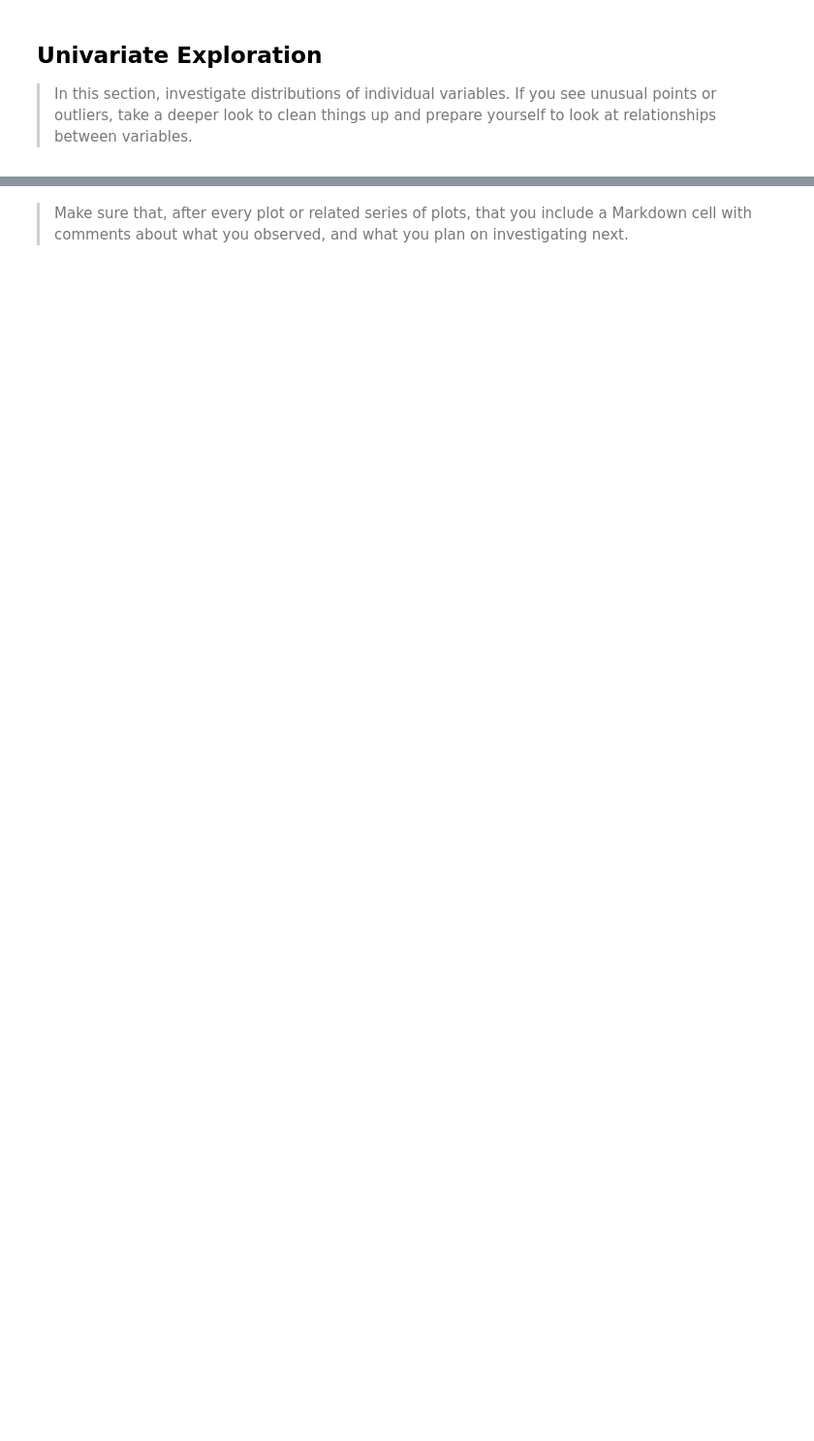
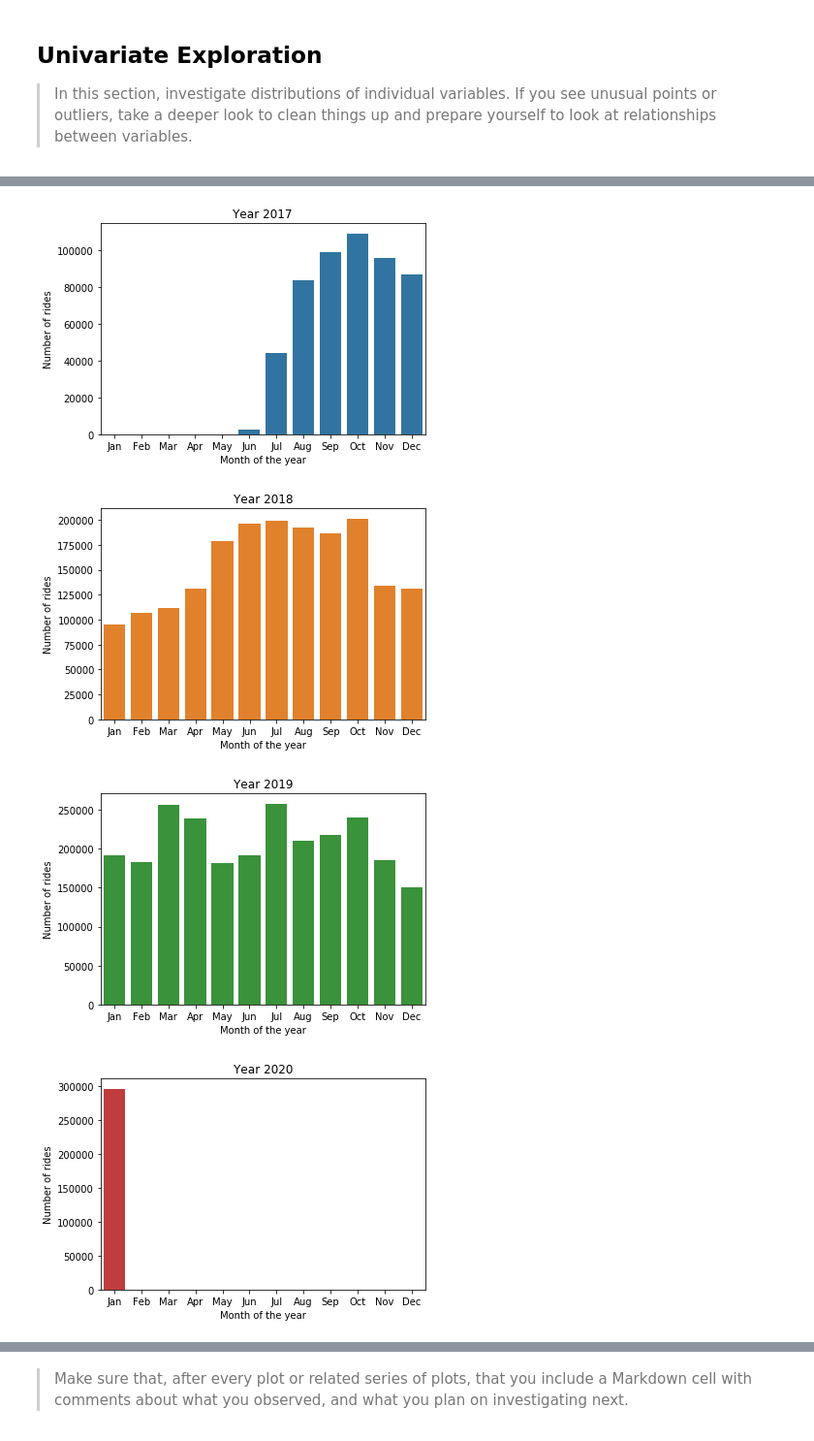
Before and after one commit to sahithiindarapu/baywheels_data_analysis, a Jupyter notebook: exploration_template.ipynb, the cells around one changed output, grey strips where cells are left out. Shown: that part at 97% size. Saved outputs shown, nothing was run; the diff lists cells and outputs as text; code cells hidden in the pictures; blank space fills up the shorter version.

```diff
--- a/exploration_template.ipynb
+++ b/exploration_template.ipynb
@@ -341,0 +379,15 @@ df.ride_weekday.hist()
+# %%
+
+for year in range (2017, 2021):
+    color = sb.color_palette()[year % 2017]
+    year_data = df.query("ride_year == '{}'".format(year))
+    sb.countplot(data = year_data, x = 'ride_month', order=sorted_months, color = color)
+    plt.title("Year {}".format(year))
+    plt.ylabel("Number of rides")
+    plt.xlabel("Month of the year")
+    plt.show()
+# %% [output]
+[figure, added]
+[figure, added]
+[figure, added]
+[figure, added]
```
Also changed, not shown: parts of 37 cells of this notebook.
